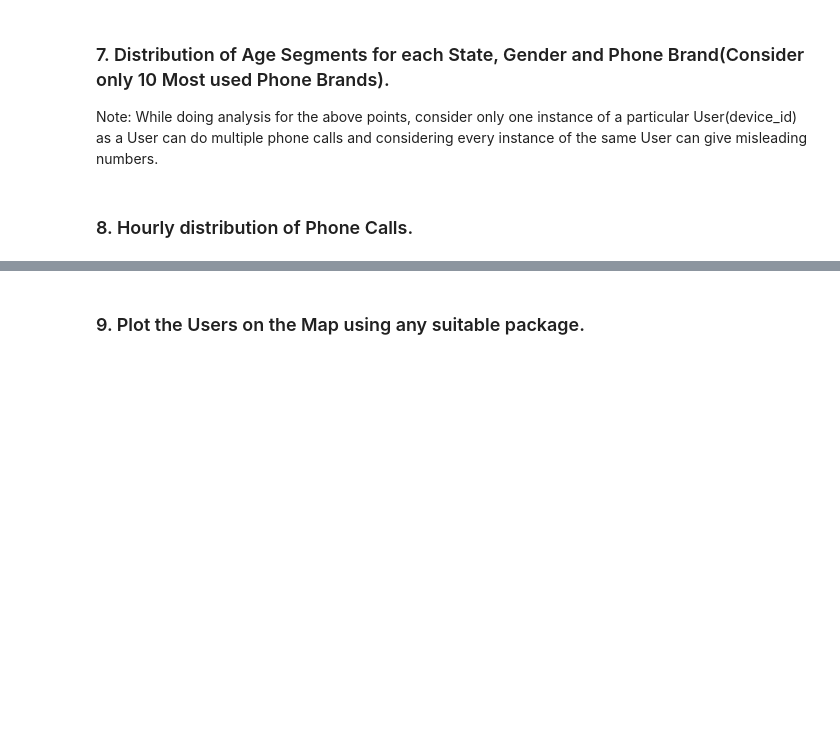
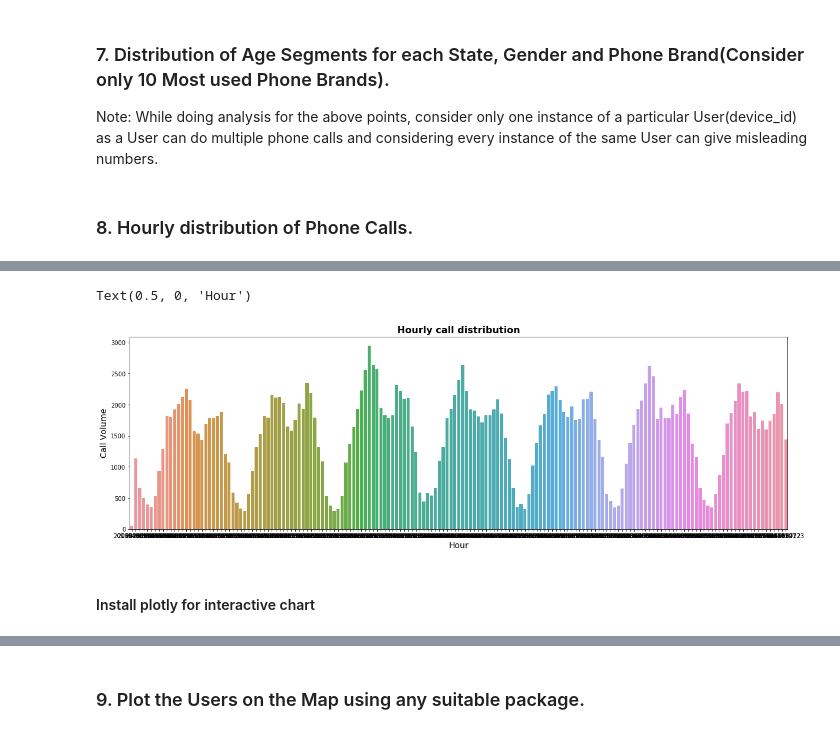
Before and after one commit to purnananda/Telecom-Capstone-Project, a Jupyter notebook: Capstone - Telecom Project (1040).ipynb, the cells around one changed output, grey strips where cells are left out. Cells and saved outputs as stored; diff of their text form; code cells hidden in the pictures; blank space fills up the shorter version.

```diff
--- a/Capstone - Telecom Project (1040).ipynb
+++ b/Capstone - Telecom Project (1040).ipynb
@@ -746,3 +746,7 @@ Text(0.5, 1.0, 'Distribution of states across Phone Brands')
 Note: While doing analysis for the above points, consider only one instance of a particular User(device_id) as a User can do multiple phone calls and considering every instance of the same User can give misleading numbers.
 # %% [markdown]
 ### 8. Hourly distribution of Phone Calls.
+# %%
+selectedStates['date'] = pd.to_datetime(selectedStates['timestamp'], infer_datetime_format = True)
+selectedStates['hour'] = selectedStates.date.dt.strftime('%Y%m%d%H')
+selectedStates.head()
@@ -748,0 +760,18 @@ Note: While doing analysis for the above points, consider only one instance of a
+# %%
+hourly_data = selectedStates.hour.value_counts().reset_index().sort_values("index")
+hourly_data.rename(columns={"index": "Date", "hour": "CallVolume"}, inplace=True)
+# %%
+fig, ax = plt.subplots(figsize=(20,6), ncols=1, nrows=1)
+fig.patch.set_alpha(1)
+ax.set_title("Hourly call distribution", fontsize=16, fontweight="bold")
+ax.patch.set_alpha(0)
+
+call_dist = sns.barplot(x="Date", y="CallVolume", data=hourly_data)
+
+call_dist.set_ylabel('Call Volume', fontsize=14 )
+call_dist.set_xlabel('Hour', fontsize=14)
+# %% [output]
+Text(0.5, 0, 'Hour')
+[figure, added]
+# %% [markdown]
+#### Install plotly for interactive chart
```
Also changed, not shown: parts of 7 cells of this notebook.
